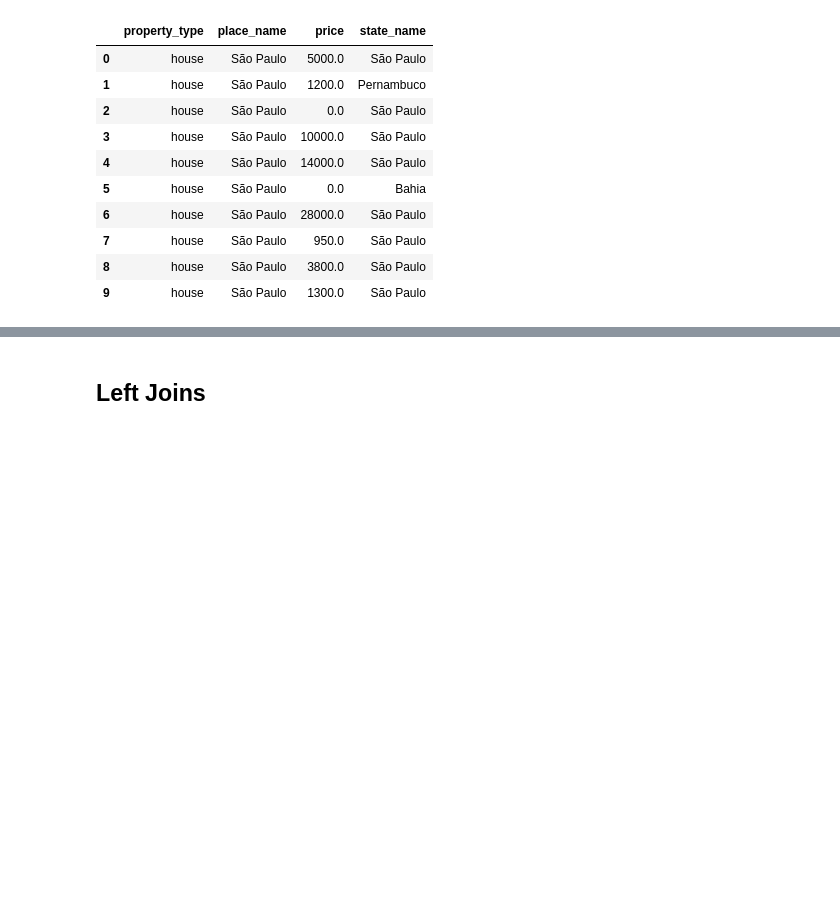
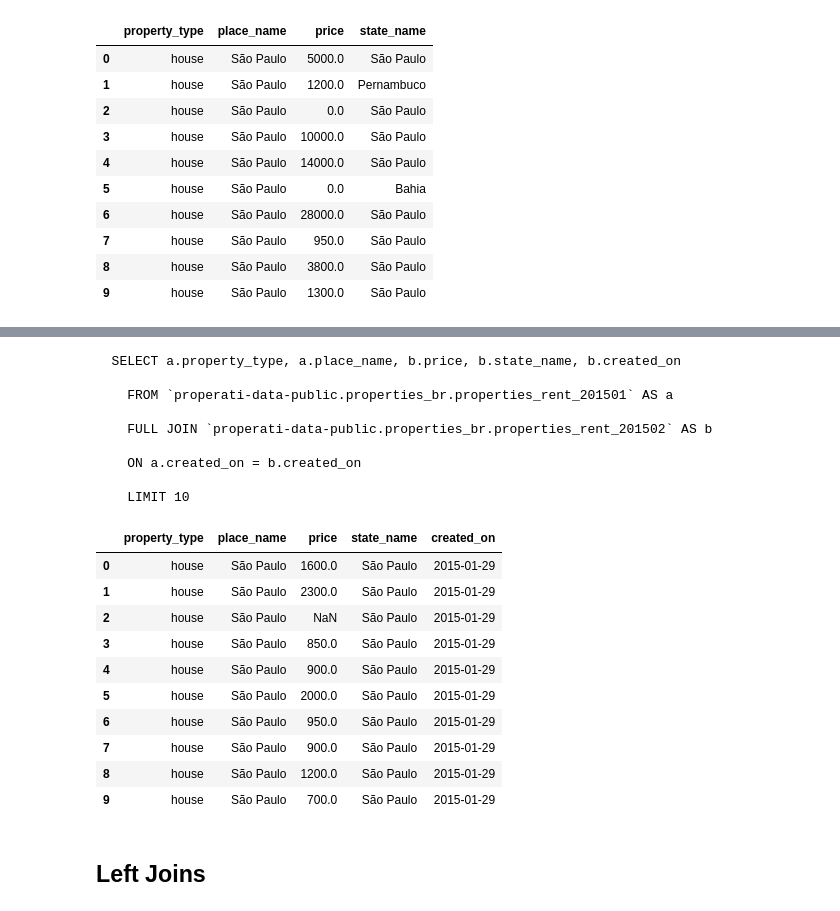
Before and after one commit to bornsky/RealEstate_SQL, a Jupyter notebook: SQL_BQ.ipynb, the cells around one changed output, grey strips where cells are left out. Saved outputs shown, nothing was run; the diff lists cells and outputs as text; code cells hidden in the pictures; blank space fills up the shorter version.

Commit message:
Full Outer Join

```diff
--- a/SQL_BQ.ipynb
+++ b/SQL_BQ.ipynb
@@ -338,21 +342,46 @@ df.head(10)
 # %%
 query = """
-  SELECT *
+  SELECT a.property_type, a.place_name, b.price, b.state_name, b.created_on
 
-    FROM `properati-data-public.properties_br.properties_rent_201501`
+    FROM `properati-data-public.properties_br.properties_rent_201501` AS a
+
+    FULL JOIN `properati-data-public.properties_br.properties_rent_201502` AS b
+
+    ON a.created_on = b.created_on
 
     LIMIT 10
 """.format(process_date_no_dash)
 
 # Run a Standard SQL query using the environment's default project
 df = pandas.read_gbq(query, dialect='standard')
 
 # Run a Standard SQL query with the project set explicitly
 df = pandas.read_gbq(query, project_id=project_id, dialect='standard')
 
 print(query)
 
 df.head(10)
+# %% [output]
+  SELECT a.property_type, a.place_name, b.price, b.state_name, b.created_on
+
+    FROM `properati-data-public.properties_br.properties_rent_201501` AS a
+
+    FULL JOIN `properati-data-public.properties_br.properties_rent_201502` AS b
+
+    ON a.created_on = b.created_on
+
+    LIMIT 10
+|  | property_type | place_name | price | state_name | created_on |
+| 0 | house | São Paulo | 1600.0 | São Paulo | 2015-01-29 |
+| 1 | house | São Paulo | 2300.0 | São Paulo | 2015-01-29 |
+| 2 | house | São Paulo | NaN | São Paulo | 2015-01-29 |
+| 3 | house | São Paulo | 850.0 | São Paulo | 2015-01-29 |
+| 4 | house | São Paulo | 900.0 | São Paulo | 2015-01-29 |
+| 5 | house | São Paulo | 2000.0 | São Paulo | 2015-01-29 |
+| 6 | house | São Paulo | 950.0 | São Paulo | 2015-01-29 |
+| 7 | house | São Paulo | 900.0 | São Paulo | 2015-01-29 |
+| 8 | house | São Paulo | 1200.0 | São Paulo | 2015-01-29 |
+| 9 | house | São Paulo | 700.0 | São Paulo | 2015-01-29 |
 # %% [markdown]
 <h2>Left Joins</h2>
 # %%
```
Also changed, not shown: parts of 2 cells of this notebook.
